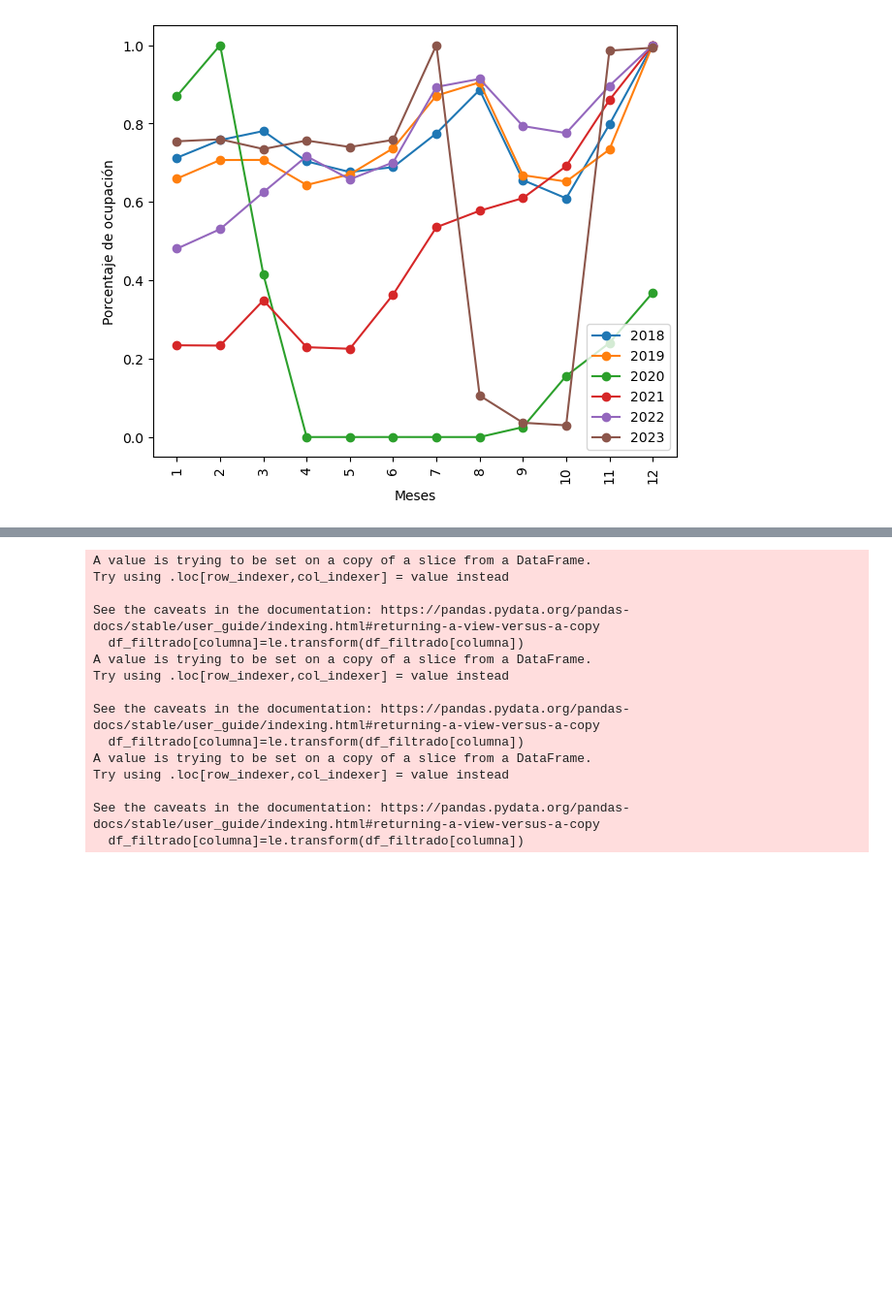
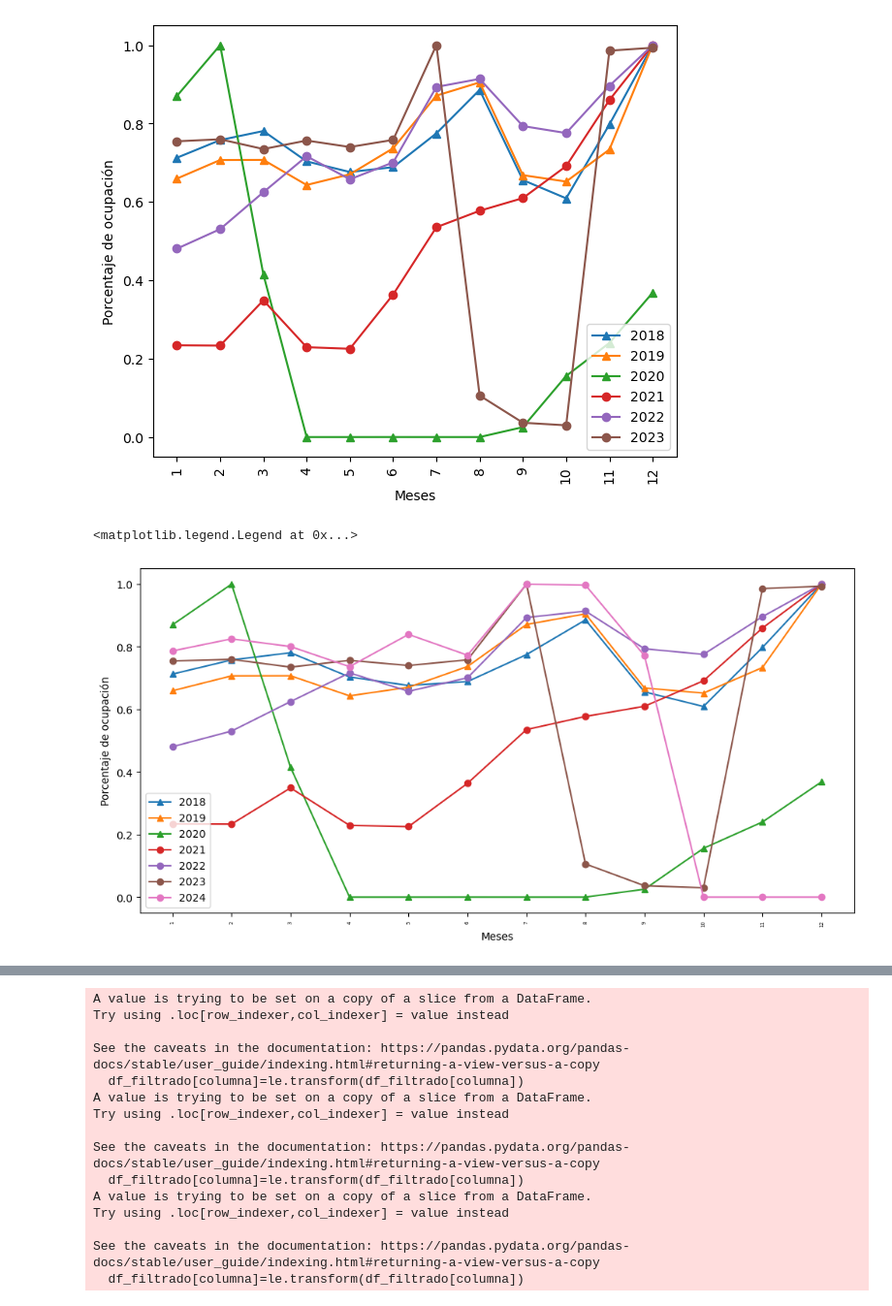
Before and after one commit to STinjaca/paisajito-ONU, a Jupyter notebook: mapitas_calor copy.ipynb, the cells around one changed output, grey strips where cells are left out. Shown at 97% size. Cells and saved outputs as stored; diff of their text form; code cells hidden in the pictures; blank space fills up the shorter version.

```diff
--- a/mapitas_calor copy.ipynb
+++ b/mapitas_calor copy.ipynb
@@ -85,7 +85,10 @@ for agnio in range(2018,2024):
     max_val = max(a.values())
     for i in a:
         a[i]/=max_val
-    plt.plot(a.keys(), a.values(), "o-", label = agnio)
+    if int(agnio) < 2021:
+        plt.plot(a.keys(), a.values(), "^-", label = agnio)
+    else:
+        plt.plot(a.keys(), a.values(), "o-", label = agnio)
 plt.xticks(rotation=90, fontsize=10)
 plt.xlabel("Meses")
 plt.ylabel("Porcentaje de ocupación")
@@ -93,3 +96,24 @@ plt.legend()
 # %% [output]
 <matplotlib.legend.Legend at 0x...>
 [figure]
+# %%
+fig, ax = plt.subplots(1, figsize = (10,5), layout = "constrained")
+for agnio in range(2018,2025):
+    agnio = str(agnio)
+    a = {}
+    for mes in range(1,13):
+        a[str(mes)] =  df_filtrado[(df_filtrado["meses"]==mes)&(df_filtrado["agnio"]==agnio)]["cantidad_de_filas"].sum()
+    max_val = max(a.values())
+    for i in a:
+        a[i]/=max_val
+    if int(agnio) < 2021:
+        plt.plot(a.keys(), a.values(), "^-", label = agnio)
+    else:
+        plt.plot(a.keys(), a.values(), "o-", label = agnio)
+plt.xticks(rotation=90, fontsize=5)
+plt.xlabel("Meses")
+plt.ylabel("Porcentaje de ocupación")
+plt.legend()
+# %% [output]
+<matplotlib.legend.Legend at 0x...>
+[figure, added]
```
Also changed, not shown: parts of 1 cell of this notebook, 3 other files.
